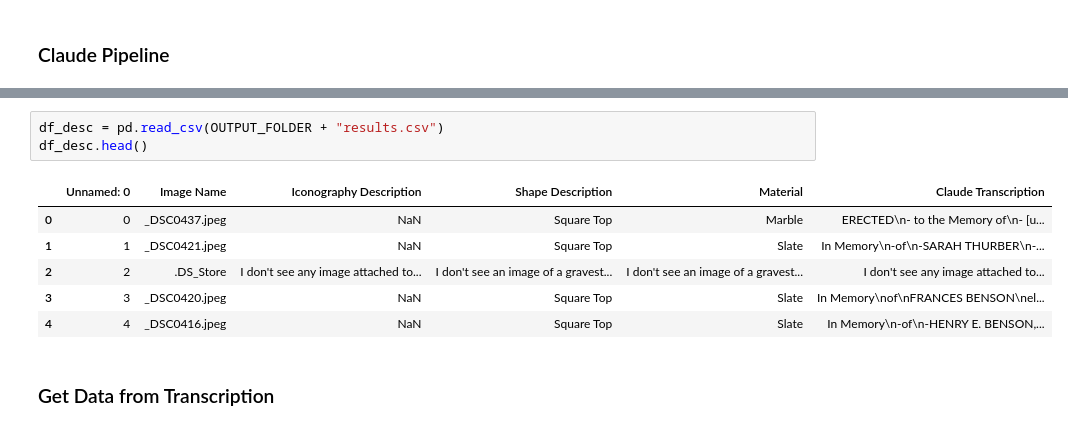
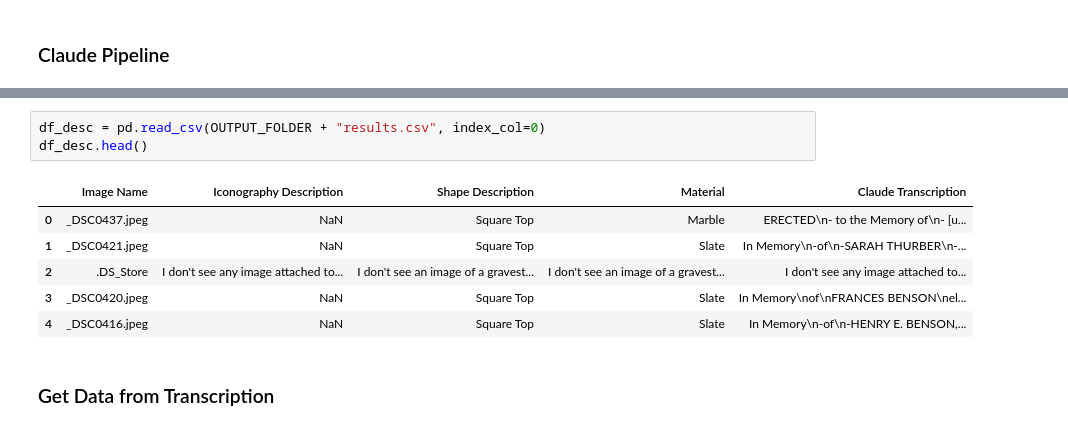
Before and after one commit to dfiume1/nbg_gravestone_pipeline, a Jupyter notebook: code/Pipeline.ipynb, the cells around one changed output, grey strips where cells are left out. Saved outputs shown, nothing was run; the diff lists cells and outputs as text.

```diff
--- a/code/Pipeline.ipynb
+++ b/code/Pipeline.ipynb
@@ -76,15 +76,15 @@ hi2
 hi
 KeyboardInterrupt:
 # %%
-df_desc = pd.read_csv(OUTPUT_FOLDER + "results.csv")
+df_desc = pd.read_csv(OUTPUT_FOLDER + "results.csv", index_col=0)
 df_desc.head()
 # %% [output]
-|  | Unnamed: 0 | Image Name | Iconography Description | Shape Description | Material | Claude Transcription |
-| 0 | 0 | _DSC0437.jpeg | NaN | Square Top | Marble | ERECTED\n- to the Memory of\n- [u... |
-| 1 | 1 | _DSC0421.jpeg | NaN | Square Top | Slate | In Memory\n-of\n-SARAH THURBER\n-... |
-| 2 | 2 | .DS_Store | I don't see any image attached to... | I don't see an image of a gravest... | I don't see an image of a gravest... | I don't see any image attached to... |
-| 3 | 3 | _DSC0420.jpeg | NaN | Square Top | Slate | In Memory\nof\nFRANCES BENSON\nel... |
-| 4 | 4 | _DSC0416.jpeg | NaN | Square Top | Slate | In Memory\n-of\n-HENRY E. BENSON,... |
+|  | Image Name | Iconography Description | Shape Description | Material | Claude Transcription |
+| 0 | _DSC0437.jpeg | NaN | Square Top | Marble | ERECTED\n- to the Memory of\n- [u... |
+| 1 | _DSC0421.jpeg | NaN | Square Top | Slate | In Memory\n-of\n-SARAH THURBER\n-... |
+| 2 | .DS_Store | I don't see any image attached to... | I don't see an image of a gravest... | I don't see an image of a gravest... | I don't see any image attached to... |
+| 3 | _DSC0420.jpeg | NaN | Square Top | Slate | In Memory\nof\nFRANCES BENSON\nel... |
+| 4 | _DSC0416.jpeg | NaN | Square Top | Slate | In Memory\n-of\n-HENRY E. BENSON,... |
 # %% [markdown]
 ### Get Data from Transcription
 # %%
```
Also changed, not shown: parts of 2 cells of this notebook, 1 other file.
